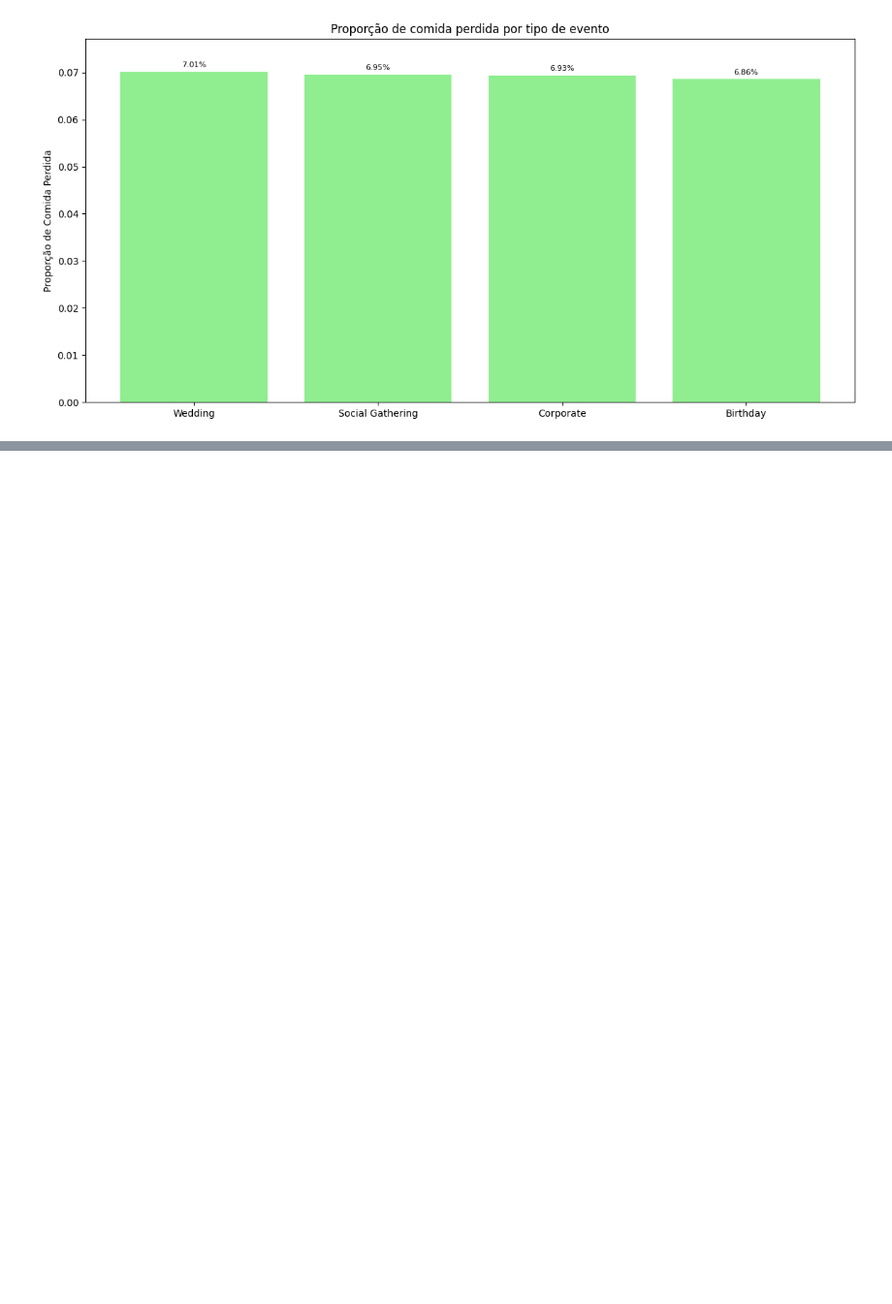
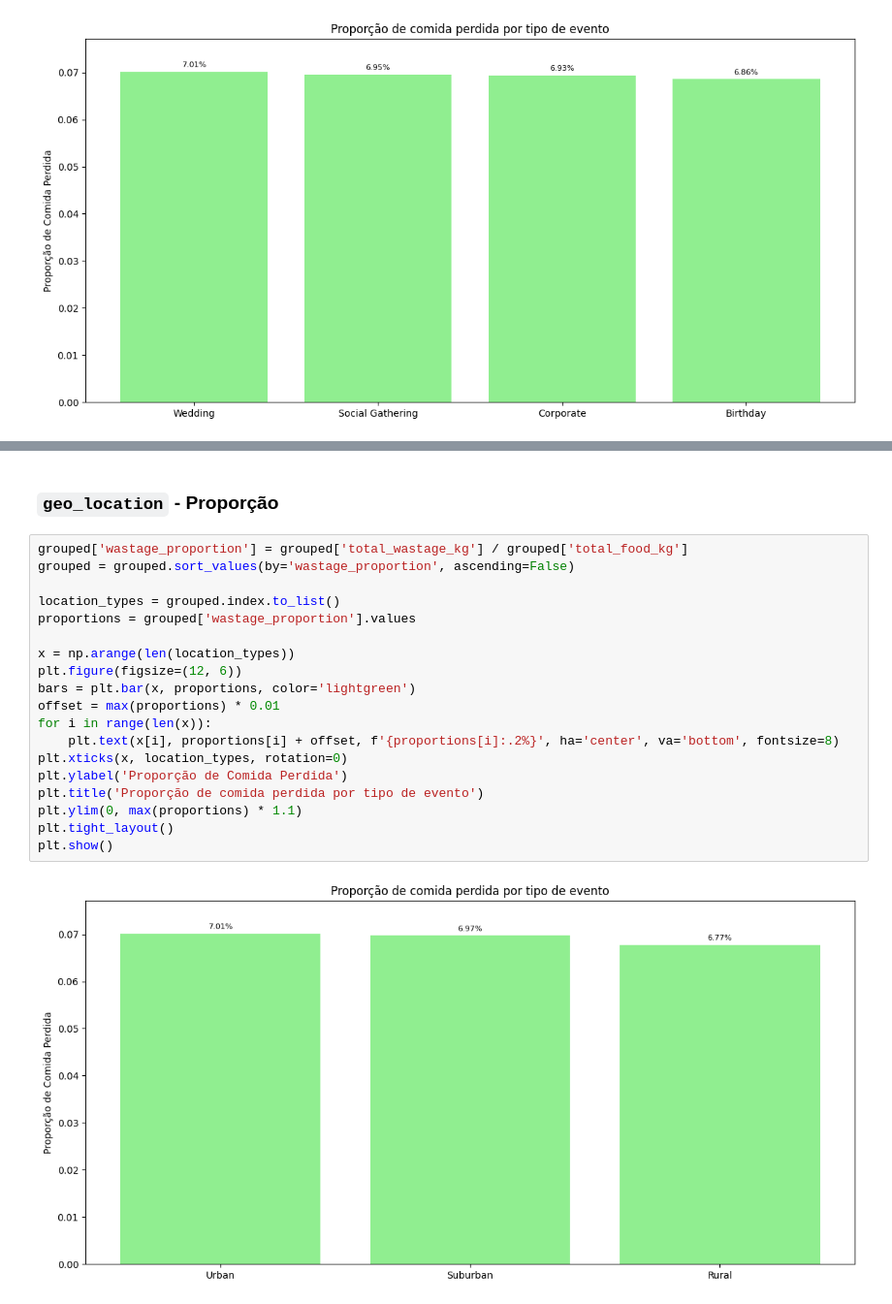
Before and after one commit to A-UTech/analise-exploratoria-cd-2ano, a Jupyter notebook: analise-wastage-food-ofc.ipynb, the cells around one changed output, grey strips where cells are left out. Shown at 97% size. Saved outputs shown, nothing was run; the diff lists cells and outputs as text; blank space fills up the shorter version.

```diff
--- a/analise-wastage-food-ofc.ipynb
+++ b/analise-wastage-food-ofc.ipynb
@@ -343,0 +378,23 @@ plt.show()
+# %% [markdown]
+### `geo_location` - Proporção
+# %%
+grouped['wastage_proportion'] = grouped['total_wastage_kg'] / grouped['total_food_kg']
+grouped = grouped.sort_values(by='wastage_proportion', ascending=False)
+
+location_types = grouped.index.to_list()
+proportions = grouped['wastage_proportion'].values
+
+x = np.arange(len(location_types))
+plt.figure(figsize=(12, 6))
+bars = plt.bar(x, proportions, color='lightgreen')
+offset = max(proportions) * 0.01
+for i in range(len(x)):
+    plt.text(x[i], proportions[i] + offset, f'{proportions[i]:.2%}', ha='center', va='bottom', fontsize=8)
+plt.xticks(x, location_types, rotation=0)
+plt.ylabel('Proporção de Comida Perdida')
+plt.title('Proporção de comida perdida por tipo de evento')
+plt.ylim(0, max(proportions) * 1.1)
+plt.tight_layout()
+plt.show()
+# %% [output]
+[figure, added]
```
Also changed, not shown: parts of 4 cells of this notebook.
